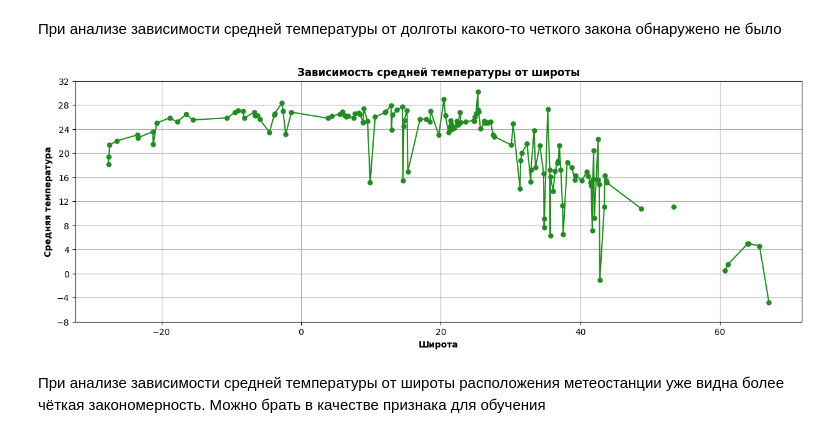
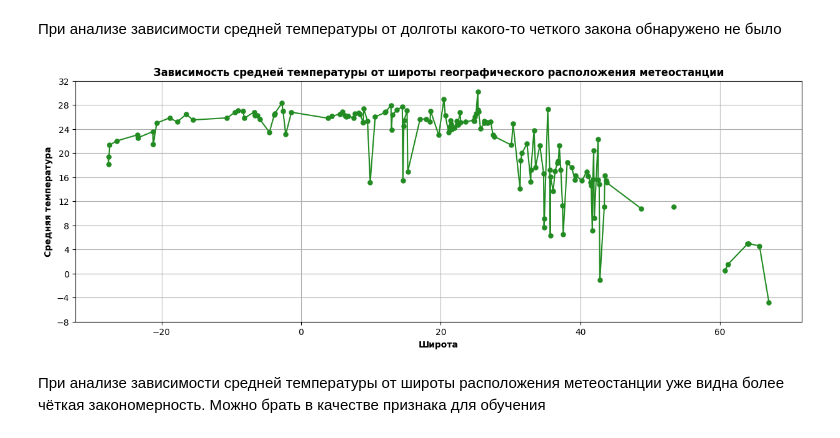
Before and after one commit to Ignanastya/TPU_ML_course, a Jupyter notebook: EDA.ipynb, the cells around one changed output. Cells and saved outputs as stored; diff of their text form; code cells hidden in the pictures.

```diff
--- a/EDA.ipynb
+++ b/EDA.ipynb
@@ -144,28 +144,28 @@ plt.show()
 # %%
 lats = np.sort(df_stations['Latitude'])
 temp = []
 pre_temp = []
 sta_num = 0
 
 for lat in lats:
     sta_num = df_stations['WBAN'].loc[df_stations['Latitude'] == lat]
     if (len(sta_num) == 1):
         temp.append(df_weather['MeanTemp'].loc[df_weather['STA'] == sta_num.item()].mean())
     else:
         for sn in sta_num:
             pre_temp.append(df_weather['MeanTemp'].loc[df_weather['STA'] == sn].mean())
         temp.append(sum(pre_temp)/len(pre_temp))
 
 plt.figure(figsize=(15,5))
 plt.plot(lats, temp, '-o', markeredgewidth=0.1, color='forestgreen')
 plt.yticks(np.arange(-8, 32+1, 4.0))
-plt.title('Зависимость средней температуры от широты', fontweight='bold')
+plt.title('Зависимость средней температуры от широты географического расположения метеостанции', fontweight='bold')
 plt.xlabel('Широта', fontweight='bold')
 plt.ylabel('Средняя температура', fontweight='bold')
 plt.grid()
 plt.show()
 # %% [output]
-[figure, old version]
+[figure, new version]
 # %% [markdown]
 При анализе зависимости средней температуры от широты расположения метеостанции уже видна более чёткая закономерность. Можно брать в качестве признака для обучения
 # %%
```
Also changed, not shown: parts of 1 cell of this notebook, 23 other files.
